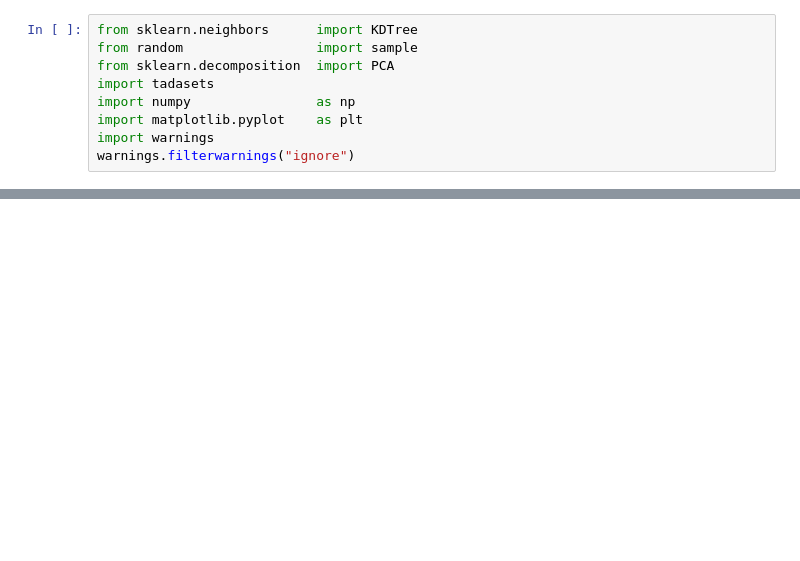
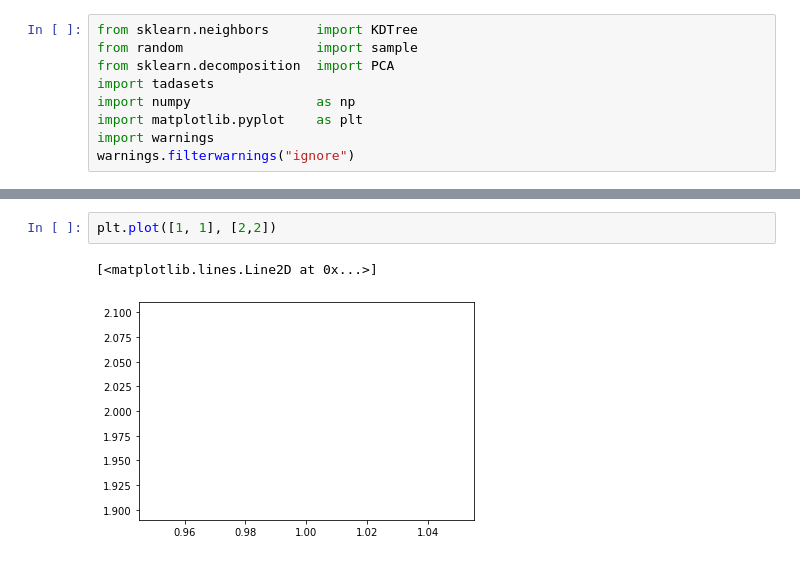
Before and after one commit to shesturnedtheweansagainstus/summer_tda, a Jupyter notebook: rml.ipynb, the cells around one changed output, grey strips where cells are left out. Saved outputs shown, nothing was run; the diff lists cells and outputs as text; blank space fills up the shorter version.

```diff
--- a/rml.ipynb
+++ b/rml.ipynb
@@ -158,0 +171,5 @@ def plot_graph(local_neighborhood):
+# %%
+plt.plot([1, 1], [2,2])
+# %% [output]
+[<matplotlib.lines.Line2D at 0x...>]
+[figure, added]
```
Also changed, not shown: parts of 6 cells of this notebook.
